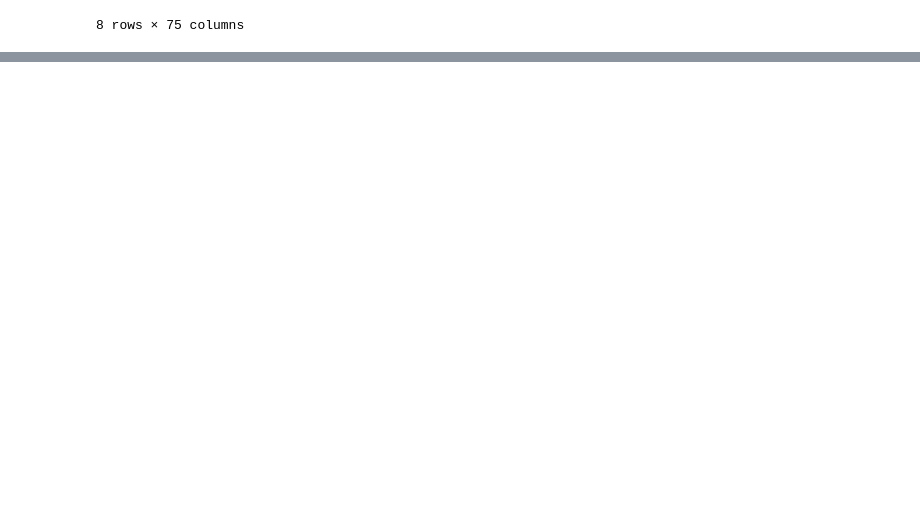
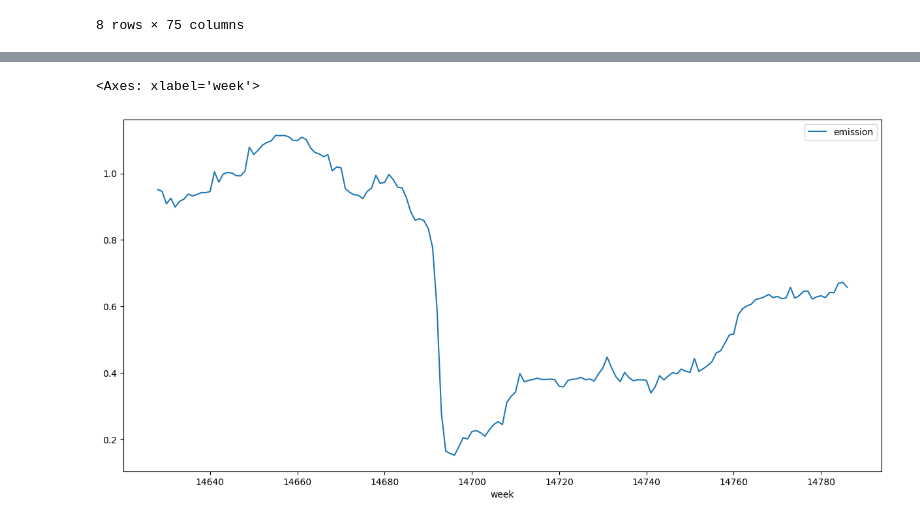
Before and after one commit to Yodazon/Kaggle, a Jupyter notebook: Competitions/Predict CO2 Emissions in Rwanda/CO2.ipynb, the cells around one changed output, grey strips where cells are left out. Saved outputs shown, nothing was run; the diff lists cells and outputs as text; code cells hidden in the pictures; blank space fills up the shorter version.

```diff
--- a/Competitions/Predict CO2 Emissions in Rwanda/CO2.ipynb
+++ b/Competitions/Predict CO2 Emissions in Rwanda/CO2.ipynb
@@ -70,0 +82,3 @@ df_train.plot(x="Location", y ="emission", kind ="scatter" )
+# %%
+df_train = df_train.dropna(thresh= 79023, axis=1)
+df_train.describe()
@@ -70,0 +113,4 @@ df_train.plot(x="Location", y ="emission", kind ="scatter" )
+# %%
+df_train["atime"] = df_train.apply(lambda row: time.asctime(time.strptime('{} {} 1'.format(row["year"], row["week_no"]), '%Y %W %w')), axis=1)
+
+df_train.sample(5)
@@ -71,3 +134,13 @@ df_train.plot(x="Location", y ="emission", kind ="scatter" )
+# %%
+#grpd = df_train.groupby("Location")
+
+example_loc = df_train[df_train.Location == '-1.17_29.33']
+
+example_loc.plot( y ="emission", kind = 'line', xlabel='week', figsize=(15,7))
+#print(example_loc)
+# %% [output]
+<Axes: xlabel='week'>
+[figure, added]
 # %%
 df_train.dtypes
 # %% [output]
```
Also changed, not shown: parts of 26 cells of this notebook, 1 other file.
